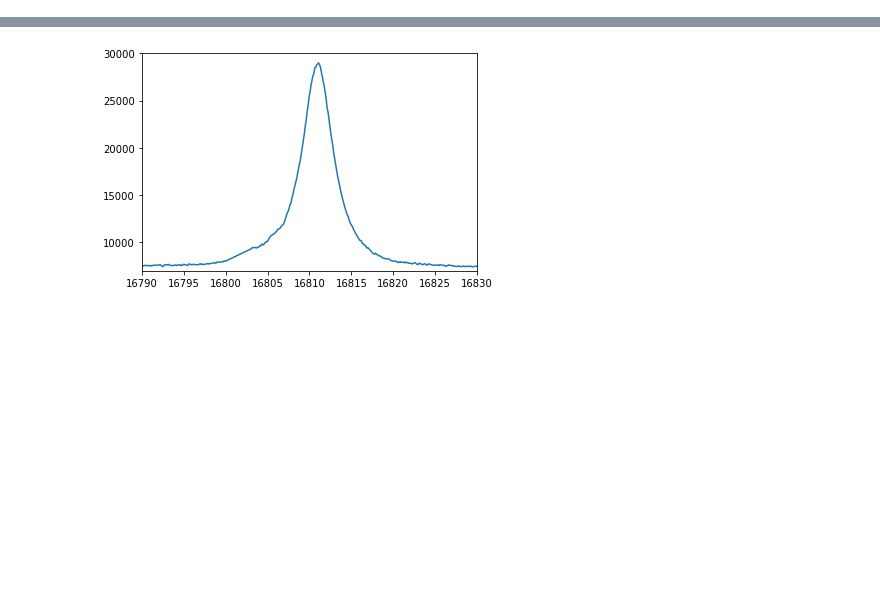
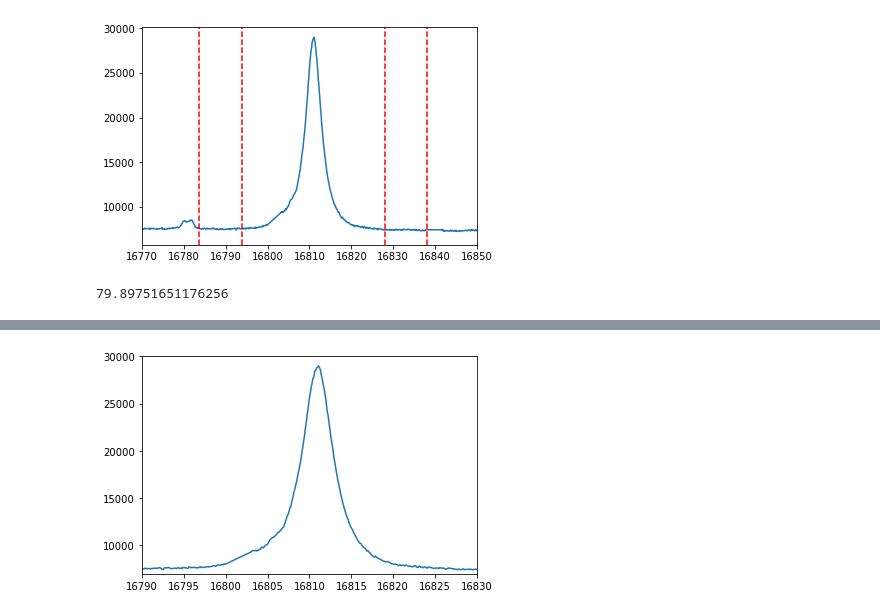
Before and after one commit to ballanr/T-Tauri, a Jupyter notebook: In Development/Workbook.ipynb, the cells around one changed output, grey strips where cells are left out. Saved outputs shown, nothing was run; the diff lists cells and outputs as text; code cells hidden in the pictures; blank space fills up the shorter version.

```diff
--- a/In Development/Workbook.ipynb
+++ b/In Development/Workbook.ipynb
@@ -2,0 +6,27 @@
+# %%
+def find_nearest(array,value):
+    from numpy import abs
+    index = (abs(array-value)).argmin()
+    return index
+# %%
+filename = str(7200) + '-' + str(56674) + '-' + str(208)
+g = pd.read_csv('/Users/ballanr/Desktop/File Outputs/Wave and Flux/'+filename+'.csv',index_col=False)
+# %%
+wave = g['Wavelength']
+flux = g['Flux']
+# %%
+center = find_nearest(wave,16811)
+center
+L1 = center - 240 # ~ 56 Angstroms
+L2 = center - 151 # ~ 35 Angstroms
+R1 = center + 150
+R2 = center + 241
+# %%
+plt.plot(wave,flux);
+plt.xlim(16770,16850);
+plt.axvline(wave[L1],color='red',ls='dashed');
+plt.axvline(wave[L2],color='red',ls='dashed');
+plt.axvline(wave[R1],color='red',ls='dashed');
+plt.axvline(wave[R2],color='red',ls='dashed');
+# %% [output]
+[figure, added]
@@ -2,0 +42,4 @@
+# %%
+(linemean - cmean)/cerr
+# %% [output]
+79.89751651176256
```
Also changed, not shown: parts of 66 cells of this notebook.
